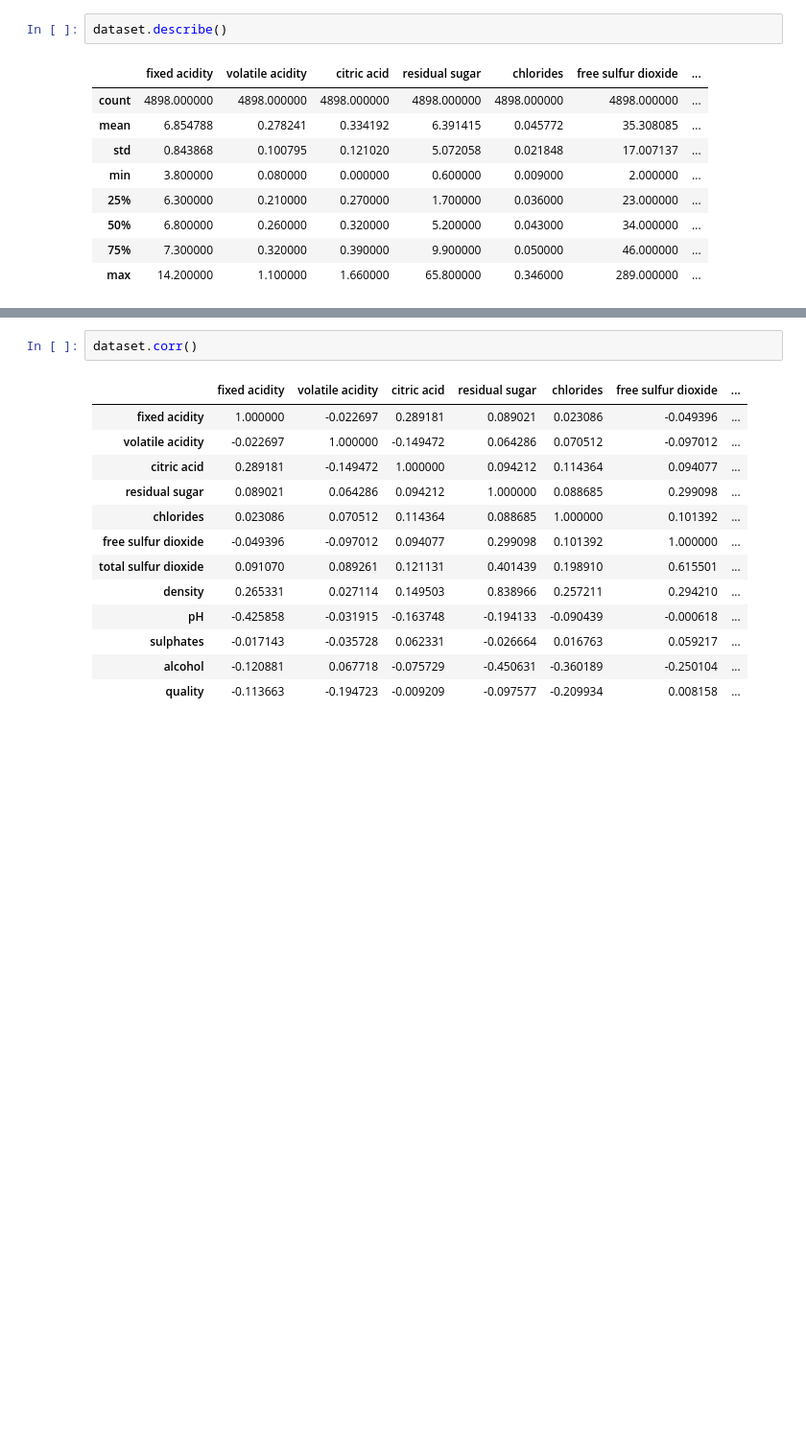
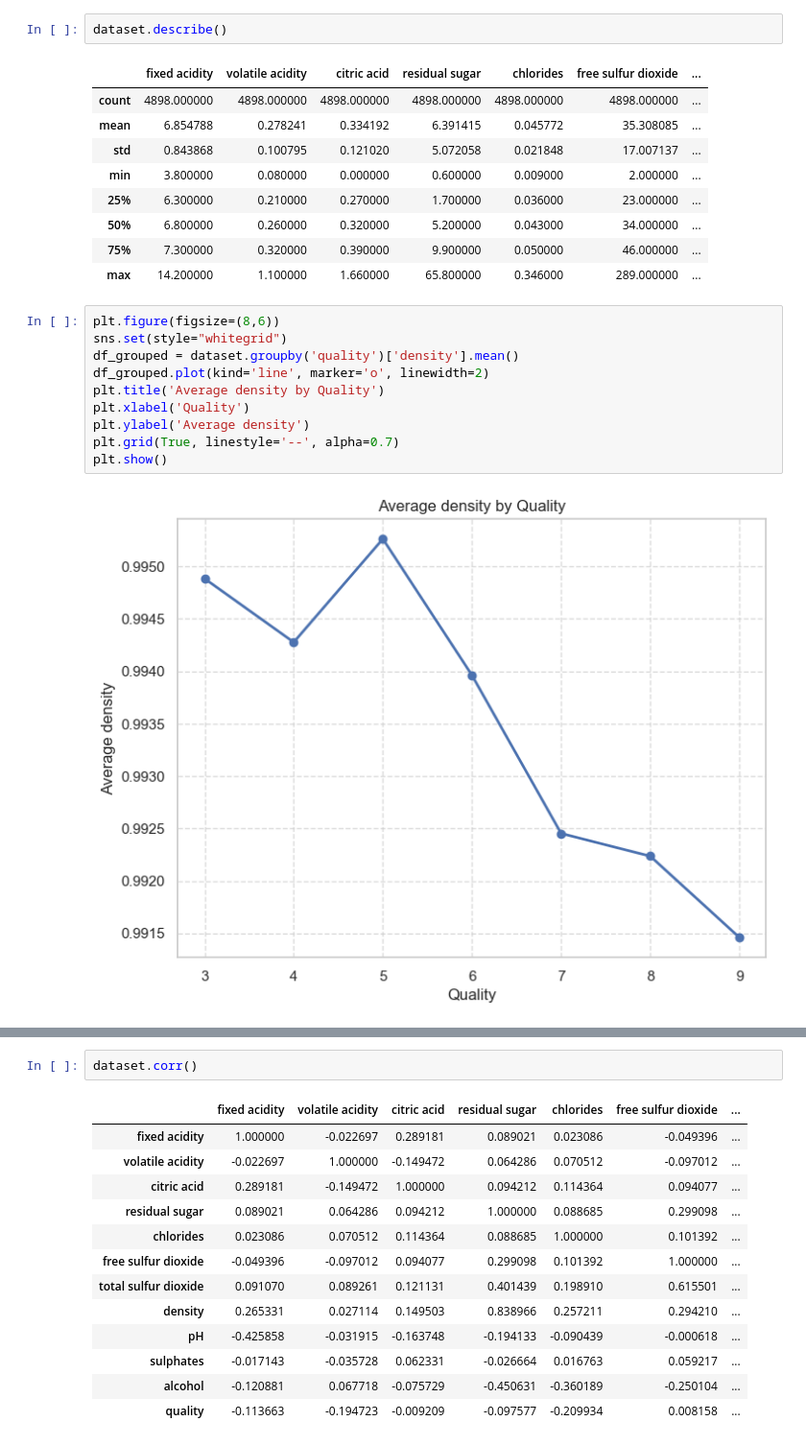
Before and after one commit to mertgenc0/WhiteWineDataScience, a Jupyter notebook: WhiteWine.ipynb, the cells around one changed output, grey strips where cells are left out. Shown at 96% size. Drawn from its saved outputs; the diff is of its cells as text; blank space fills up the shorter version.

```diff
--- a/WhiteWine.ipynb
+++ b/WhiteWine.ipynb
@@ -48,6 +48,18 @@ dataset.describe()
 | 50% | 6.800000 | 0.260000 | 0.320000 | 5.200000 | 0.043000 | 34.000000 | ... |
 | 75% | 7.300000 | 0.320000 | 0.390000 | 9.900000 | 0.050000 | 46.000000 | ... |
 | max | 14.200000 | 1.100000 | 1.660000 | 65.800000 | 0.346000 | 289.000000 | ... |
+# %%
+plt.figure(figsize=(8,6))
+sns.set(style="whitegrid")
+df_grouped = dataset.groupby('quality')['density'].mean()
+df_grouped.plot(kind='line', marker='o', linewidth=2)
+plt.title('Average density by Quality')
+plt.xlabel('Quality')
+plt.ylabel('Average density')
+plt.grid(True, linestyle='--', alpha=0.7)
+plt.show()
+# %% [output]
+[figure, added]
 # %%
 # Graph of the link between alcohol rate and quality
 plt.figure(figsize=(8,6))
```
Also changed, not shown: parts of 18 cells of this notebook.
